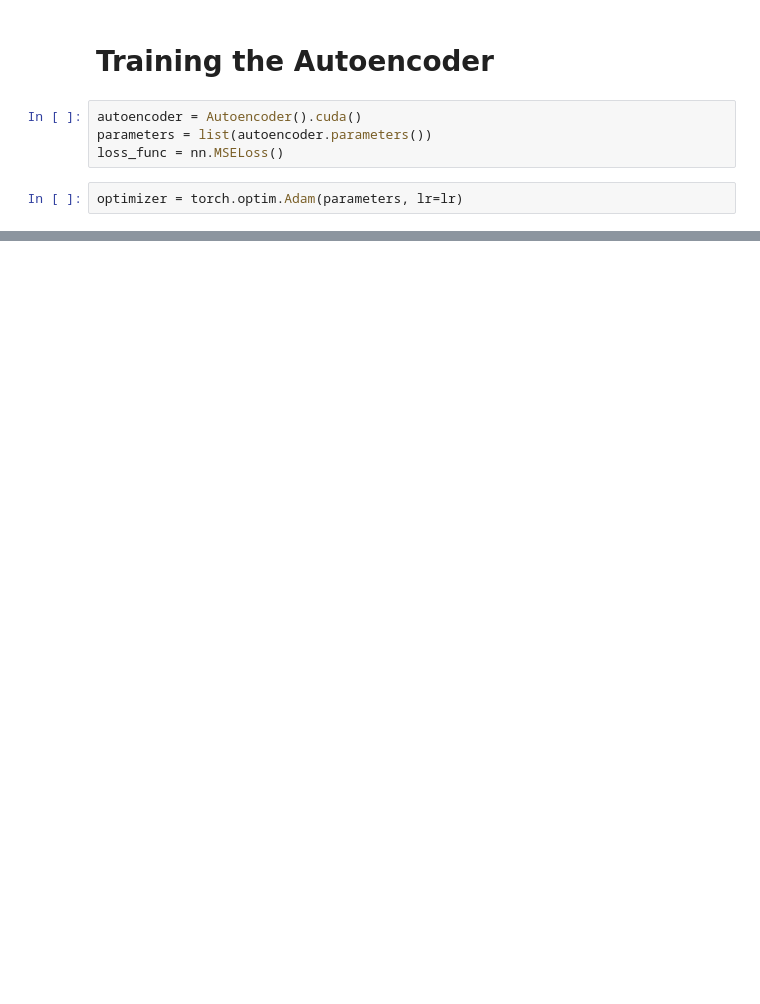
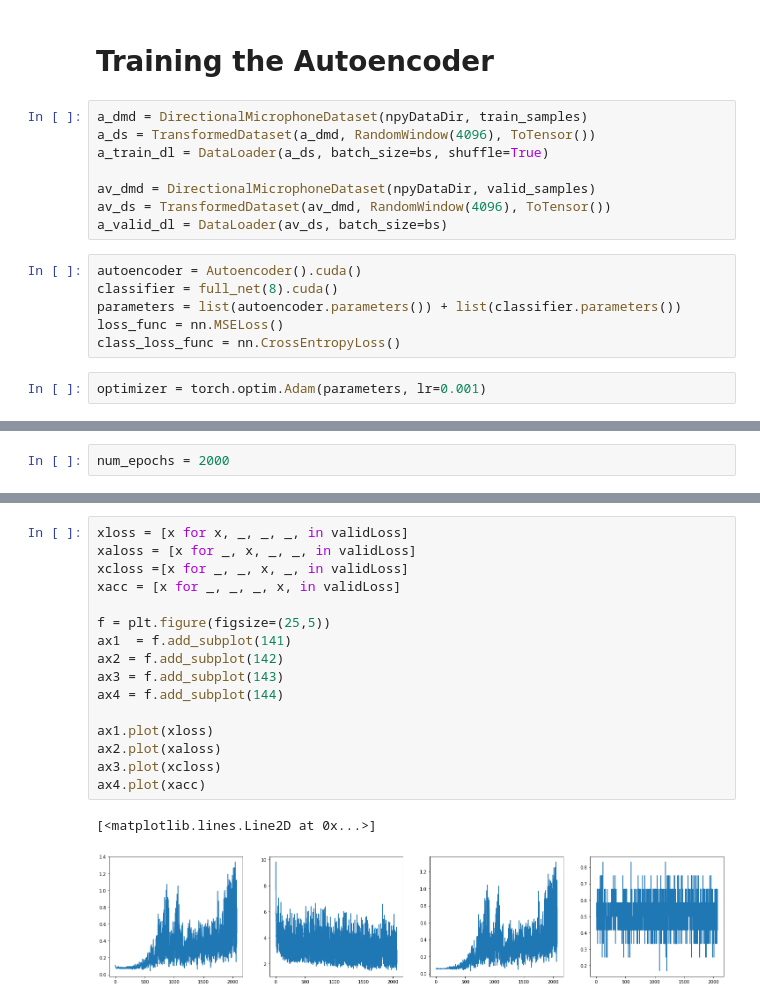
Before and after one commit to zeinabAghdam/directionalMicrophone, a Jupyter notebook: DM_DimensionReductionUsingEncoders.ipynb, the cells around one changed output, grey strips where cells are left out. Saved outputs shown, nothing was run; the diff lists cells and outputs as text; blank space fills up the shorter version.

Commit message:
classification Using autoencoders

```diff
--- a/DM_DimensionReductionUsingEncoders.ipynb
+++ b/DM_DimensionReductionUsingEncoders.ipynb
@@ -190,8 +203,18 @@ class FCNet(nn.Module):
 # %% [markdown]
 # Training the Autoencoder
+# %%
+a_dmd = DirectionalMicrophoneDataset(npyDataDir, train_samples)
+a_ds = TransformedDataset(a_dmd, RandomWindow(4096), ToTensor())
+a_train_dl = DataLoader(a_ds, batch_size=bs, shuffle=True)
+
+av_dmd = DirectionalMicrophoneDataset(npyDataDir, valid_samples)
+av_ds = TransformedDataset(av_dmd, RandomWindow(4096), ToTensor())
+a_valid_dl = DataLoader(av_ds, batch_size=bs)
 # %%
 autoencoder = Autoencoder().cuda()
-parameters = list(autoencoder.parameters())
+classifier = full_net(8).cuda()
+parameters = list(autoencoder.parameters()) + list(classifier.parameters())
 loss_func = nn.MSELoss()
+class_loss_func = nn.CrossEntropyLoss()
 # %%
-optimizer = torch.optim.Adam(parameters, lr=lr)
+optimizer = torch.optim.Adam(parameters, lr=0.001)
@@ -251,0 +224,2 @@ epoch [495/3000], loss:3.3709
+# %%
+num_epochs = 2000
@@ -251,0 +312,19 @@ epoch [495/3000], loss:3.3709
+# %%
+xloss = [x for x, _, _, _, in validLoss]
+xaloss = [x for _, x, _, _, in validLoss]
+xcloss =[x for _, _, x, _, in validLoss]
+xacc = [x for _, _, _, x, in validLoss]
+
+f = plt.figure(figsize=(25,5))
+ax1  = f.add_subplot(141)
+ax2 = f.add_subplot(142)
+ax3 = f.add_subplot(143)
+ax4 = f.add_subplot(144)
+
+ax1.plot(xloss)
+ax2.plot(xaloss)
+ax3.plot(xcloss)
+ax4.plot(xacc)
+# %% [output]
+[<matplotlib.lines.Line2D at 0x...>]
+[figure, added]
```
Also changed, not shown: parts of 27 cells of this notebook.
